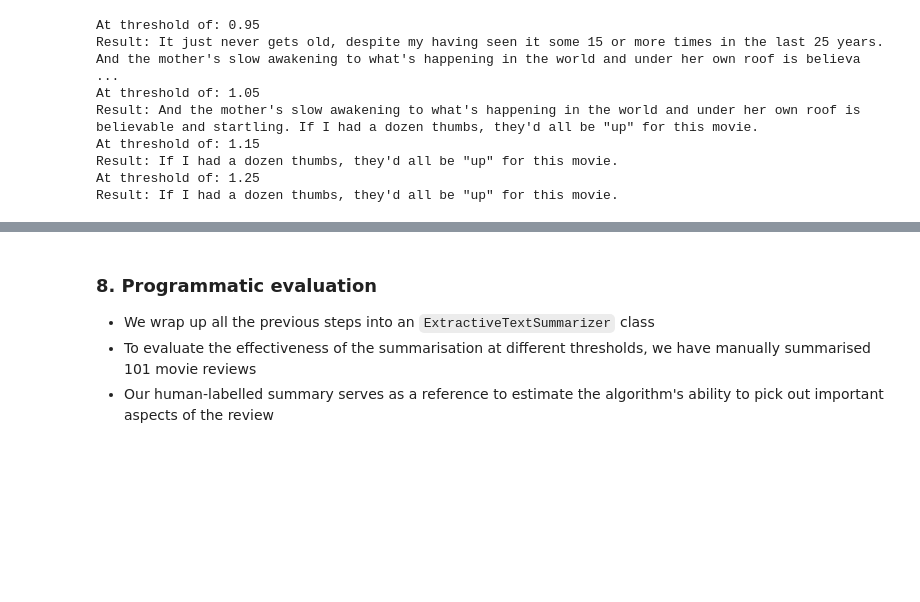
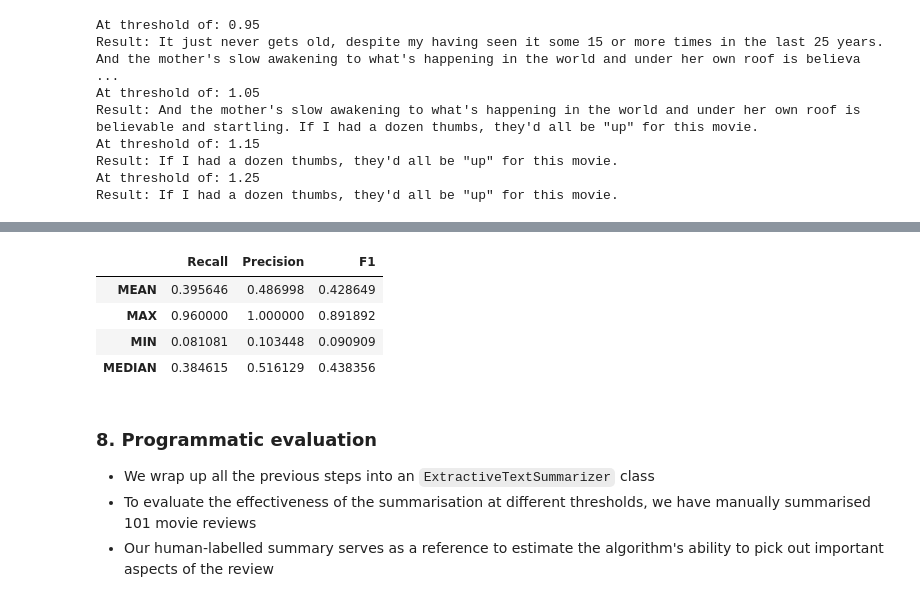
Before and after one commit to carolinedlu/text_analytics, a Jupyter notebook: notebooks/extractive_text_summarization.ipynb, the cells around one changed output, grey strips where cells are left out. Drawn from its saved outputs; the diff is of its cells as text; code cells hidden in the pictures; blank space fills up the shorter version.

```diff
--- a/notebooks/extractive_text_summarization.ipynb
+++ b/notebooks/extractive_text_summarization.ipynb
@@ -208,0 +397,4 @@ Result: If I had a dozen thumbs, they'd all be "up" for this movie.
+# %%
+# abs stats
+labelled_movie_reviews = pd.read_csv("../data/review_evaluation.csv", index_col=0)
+labelled_movie_reviews.head()
@@ -209,3 +408,25 @@ Result: If I had a dozen thumbs, they'd all be "up" for this movie.
+# %%
+stat = pd.DataFrame(index=['MEAN', 'MAX', 'MIN', 'MEDIAN'], columns=['Recall', 'Precision', 'F1'])
+f1_list, recall_list, precision_list = [],[],[]
+f1_list = [np.mean(labelled_movie_reviews['abs_f1']), max(labelled_movie_reviews['abs_f1']), \
+               min(labelled_movie_reviews['abs_f1']), np.median(labelled_movie_reviews['abs_f1'])]
+
+recall_list = [np.mean(labelled_movie_reviews['abs_recall']), max(labelled_movie_reviews['abs_recall']), \
+               min(labelled_movie_reviews['abs_recall']), np.median(labelled_movie_reviews['abs_recall'])]
+
+precision_list = [np.mean(labelled_movie_reviews['abs_precision']), max(labelled_movie_reviews['abs_precision']), \
+               min(labelled_movie_reviews['abs_precision']), np.median(labelled_movie_reviews['abs_precision'])]
+
+stat['Recall'] = recall_list
+stat['Precision'] = precision_list
+stat['F1'] = f1_list
+stat
+# %% [output]
+|  | Recall | Precision | F1 |
+| MEAN | 0.395646 | 0.486998 | 0.428649 |
+| MAX | 0.960000 | 1.000000 | 0.891892 |
+| MIN | 0.081081 | 0.103448 | 0.090909 |
+| MEDIAN | 0.384615 | 0.516129 | 0.438356 |
 # %% [markdown]
 <a id="eval"></a>
 
```
Also changed, not shown: parts of 11 cells of this notebook.
